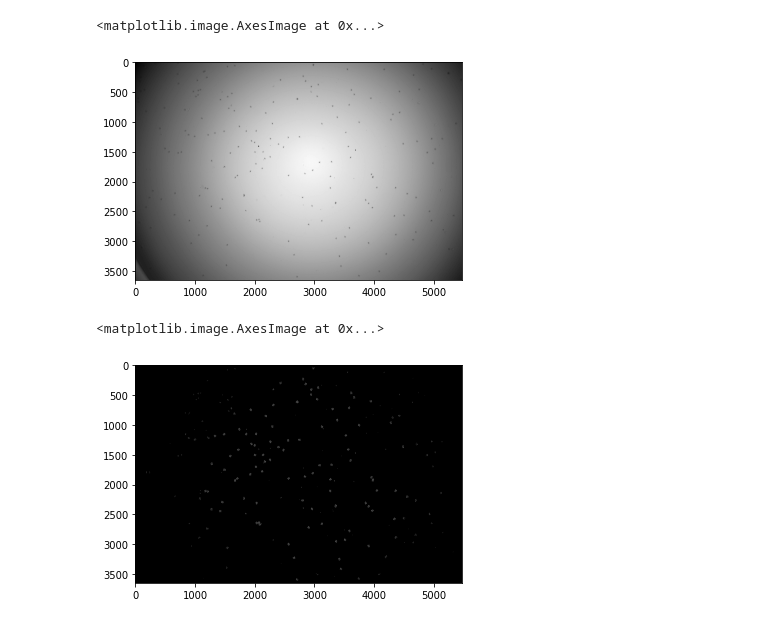
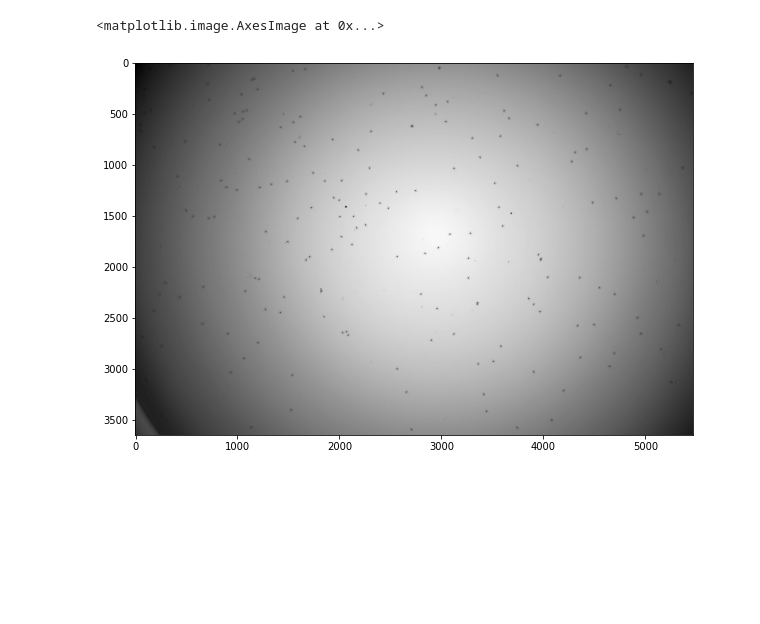
Before and after one commit to Abner0627/IPRV_Barcode-Beads-Detection, a Jupyter notebook: Barcode Beads Detection/main.ipynb, the cells around one changed output. Saved outputs shown, nothing was run; the diff lists cells and outputs as text; code cells hidden in the pictures; blank space fills up the shorter version.

```diff
--- a/Barcode Beads Detection/main.ipynb
+++ b/Barcode Beads Detection/main.ipynb
@@ -46,16 +63,11 @@ sP = './result'
 # %%
 datalist = os.listdir(dP)
 img_f = datalist[0]
 image_org = cv2.imread(os.path.join(dP, img_f))
 image = cv2.cvtColor(image_org, cv2.COLOR_BGR2GRAY)
+
+fig = plt.figure(figsize=(10, 10))
 plt.imshow(image, cmap='gray')
 # %% [output]
 <matplotlib.image.AxesImage at 0x...>
-[figure, old version]
+[figure, new version]
-# %%
-blurred = cv2.GaussianBlur(image, (5, 5), 0)
-canny = cv2.Canny(blurred, 10, 30)
-plt.imshow(canny, cmap='gray')
-# %% [output]
-<matplotlib.image.AxesImage at 0x...>
-[figure, removed]
```
Also changed, not shown: parts of 4 cells of this notebook, 2 other files.
